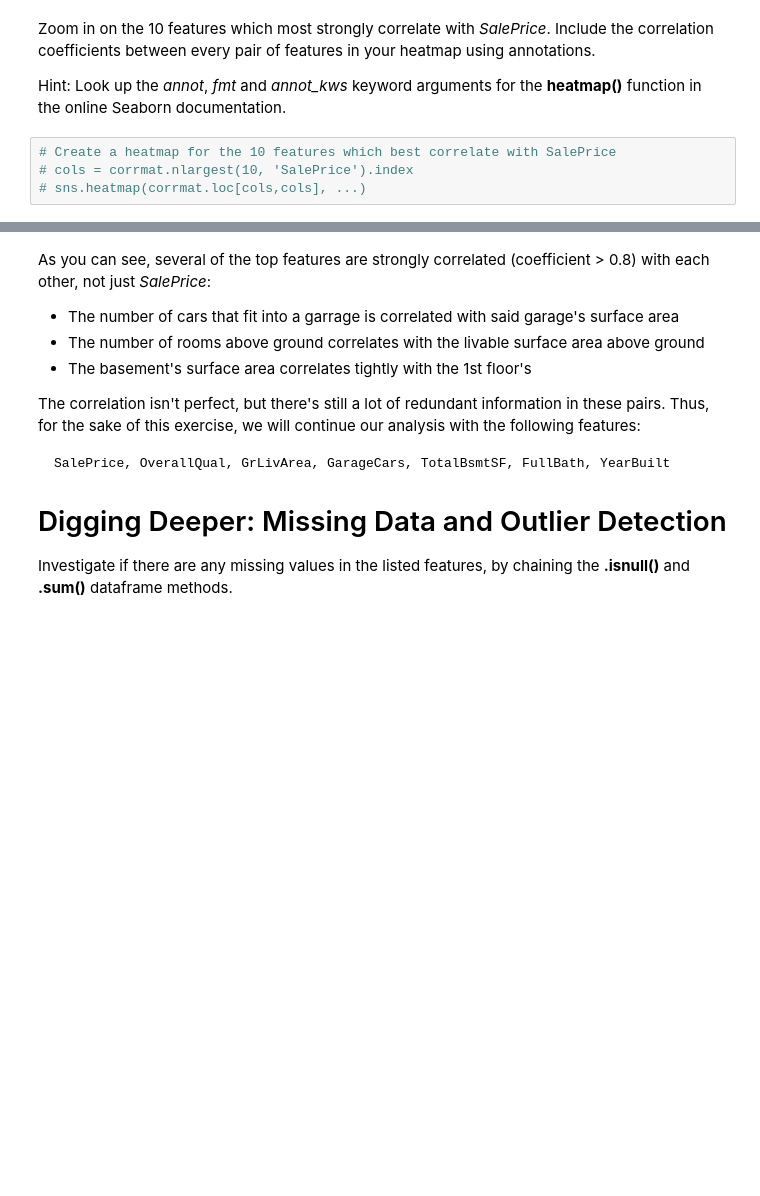
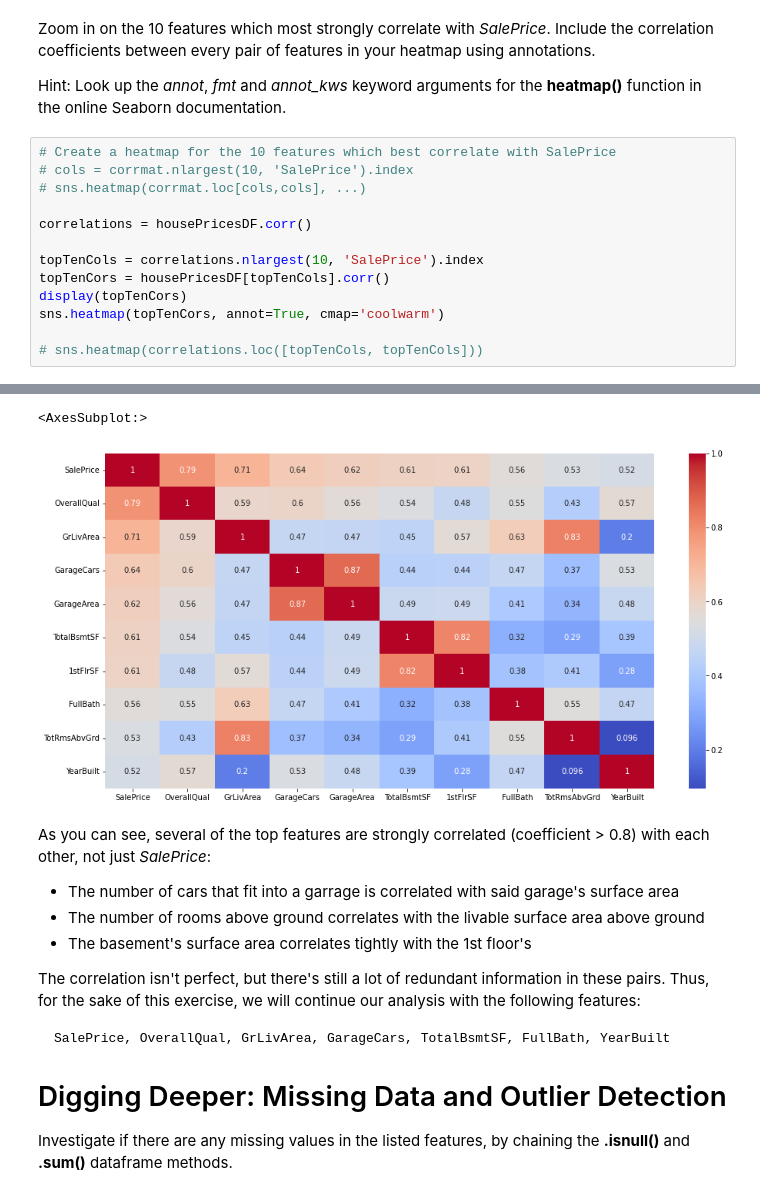
Before and after one commit to bang-a-coder/project-datascience101, a Jupyter notebook: Data Science 101-2.ipynb, the cells around one changed output, grey strips where cells are left out. Saved outputs shown, nothing was run; the diff lists cells and outputs as text; blank space fills up the shorter version.

```diff
--- a/Data Science 101-2.ipynb
+++ b/Data Science 101-2.ipynb
@@ -345,3 +338,13 @@ Hint: Look up the <i>annot</i>, <i>fmt</i> and <i>annot_kws</i> keyword argument
 # Create a heatmap for the 10 features which best correlate with SalePrice
 # cols = corrmat.nlargest(10, 'SalePrice').index
 # sns.heatmap(corrmat.loc[cols,cols], ...)
+
+correlations = housePricesDF.corr()
+
+topTenCols = correlations.nlargest(10, 'SalePrice').index
+topTenCors = housePricesDF[topTenCols].corr()
+display(topTenCors)
+sns.heatmap(topTenCors, annot=True, cmap='coolwarm')
+
+# sns.heatmap(correlations.loc([topTenCols, topTenCols]))
+# %% [output]
@@ -348,3 +362,5 @@ Hint: Look up the <i>annot</i>, <i>fmt</i> and <i>annot_kws</i> keyword argument
+<AxesSubplot:>
+[figure, added]
 # %% [markdown]
 As you can see, several of the top features are strongly correlated (coefficient > 0.8) with each other, not just <i>SalePrice</i>:
 * The number of cars that fit into a garrage is correlated with said garage's surface area
```
Also changed, not shown: parts of 3 cells of this notebook.
